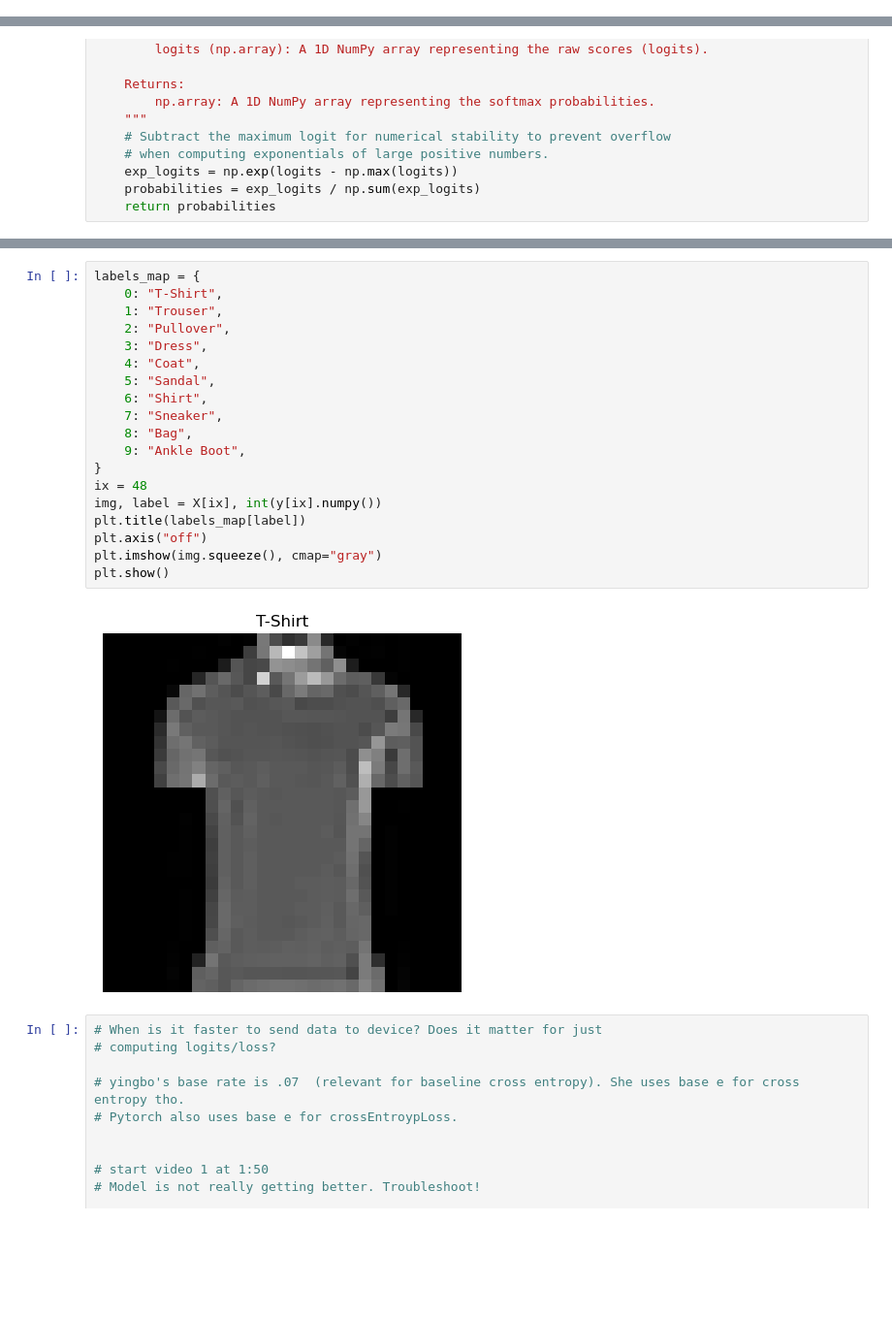
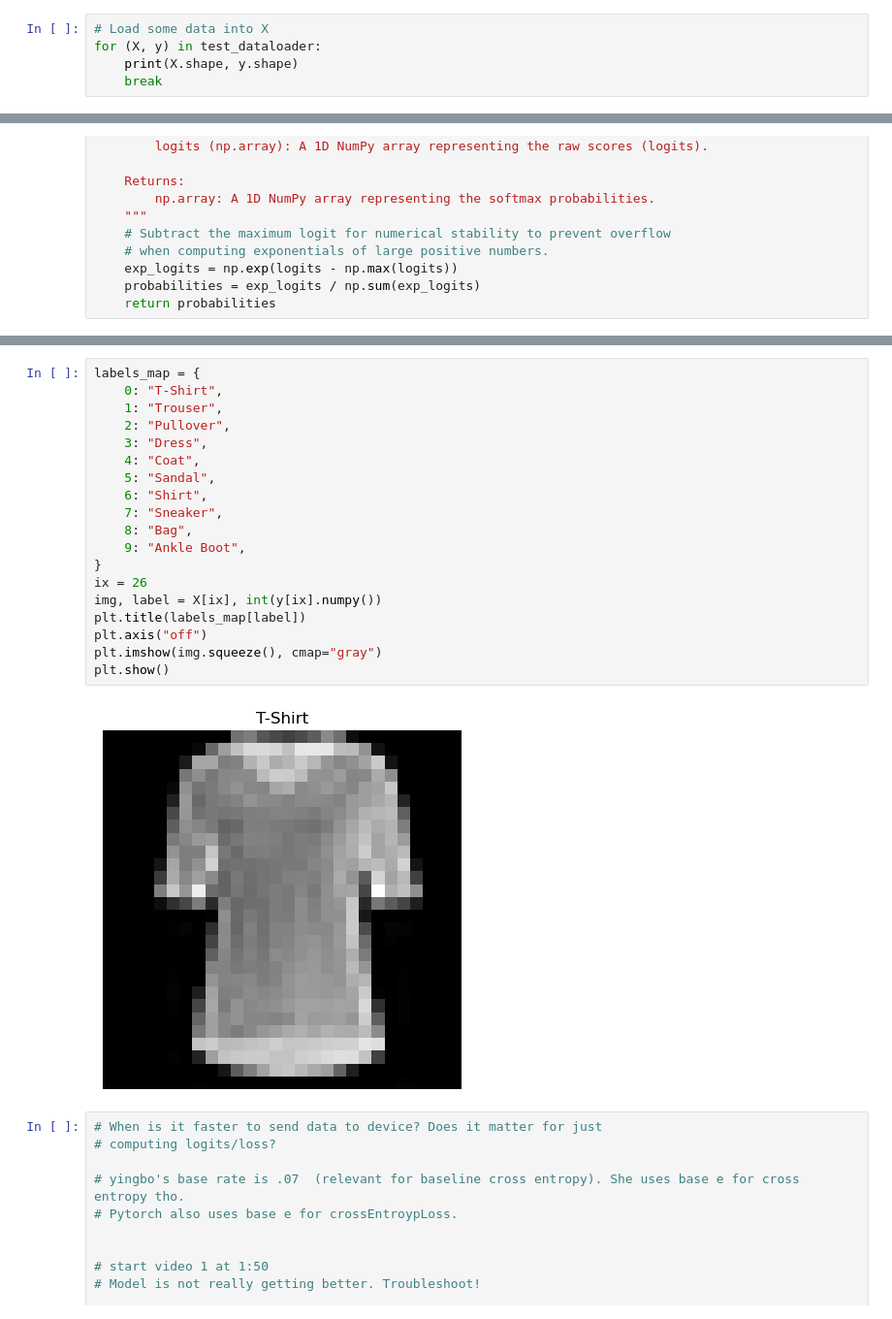
Before and after one commit to zeromh/llm_explore, a Jupyter notebook: notebooks/basic_mlp.ipynb, the cells around one changed output, grey strips where cells are left out. Shown at 97% size. Saved outputs shown, nothing was run; the diff lists cells and outputs as text; blank space fills up the shorter version.

```diff
--- a/notebooks/basic_mlp.ipynb
+++ b/notebooks/basic_mlp.ipynb
@@ -196,0 +207,5 @@ torch.save(model.state_dict(), Path(ROOT_DIR,"models", "mlp1_fashionmnist.pth"))
+# %%
+# Load some data into X
+for (X, y) in test_dataloader:
+    print(X.shape, y.shape)
+    break
@@ -273,24 +290,24 @@ scores[scores.highest_prob < .92]
 # %%
 labels_map = {
     0: "T-Shirt",
     1: "Trouser",
     2: "Pullover",
     3: "Dress",
     4: "Coat",
     5: "Sandal",
     6: "Shirt",
     7: "Sneaker",
     8: "Bag",
     9: "Ankle Boot",
 }
-ix = 48
+ix = 26
 img, label = X[ix], int(y[ix].numpy())
 plt.title(labels_map[label])
 plt.axis("off")
 plt.imshow(img.squeeze(), cmap="gray")
 plt.show()
 # %% [output]
-[figure, old version]
+[figure, new version]
 # %%
 # When is it faster to send data to device? Does it matter for just
 # computing logits/loss?
```
Also changed, not shown: parts of 8 cells of this notebook.
